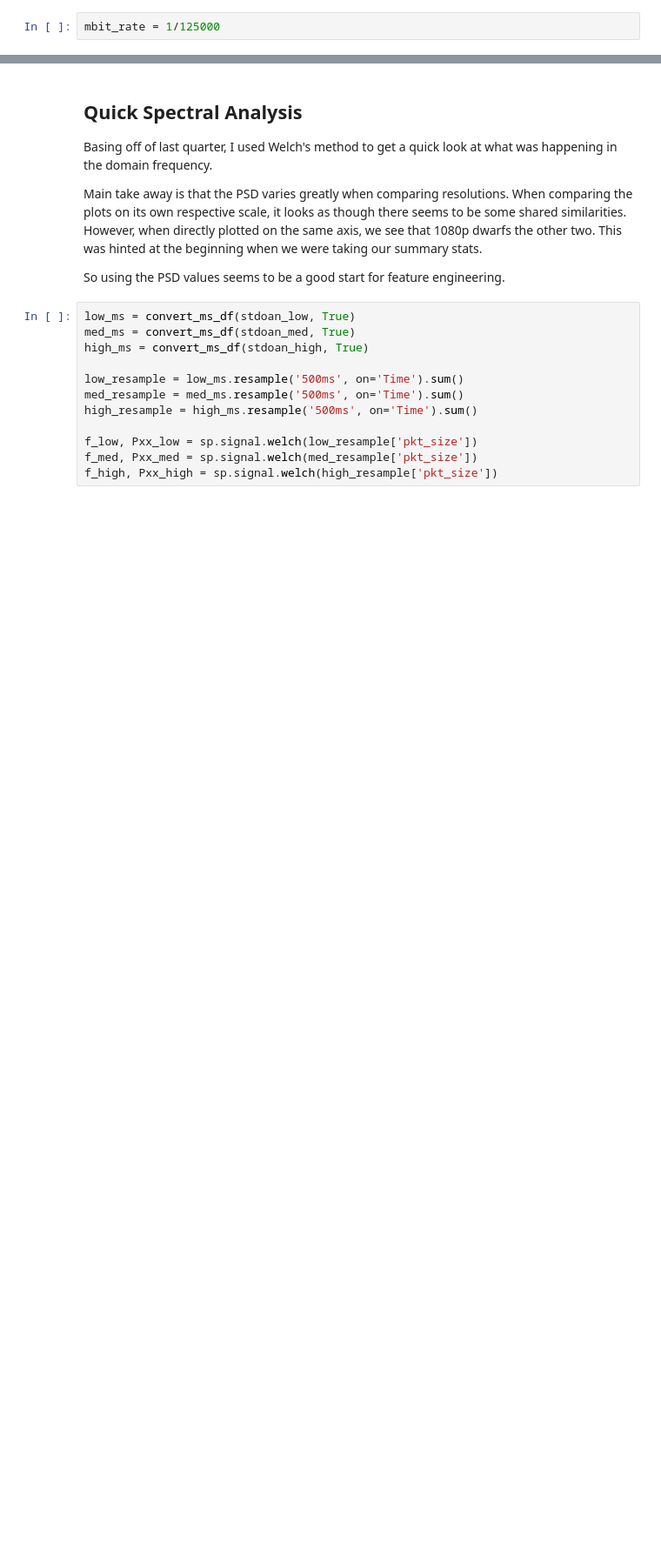
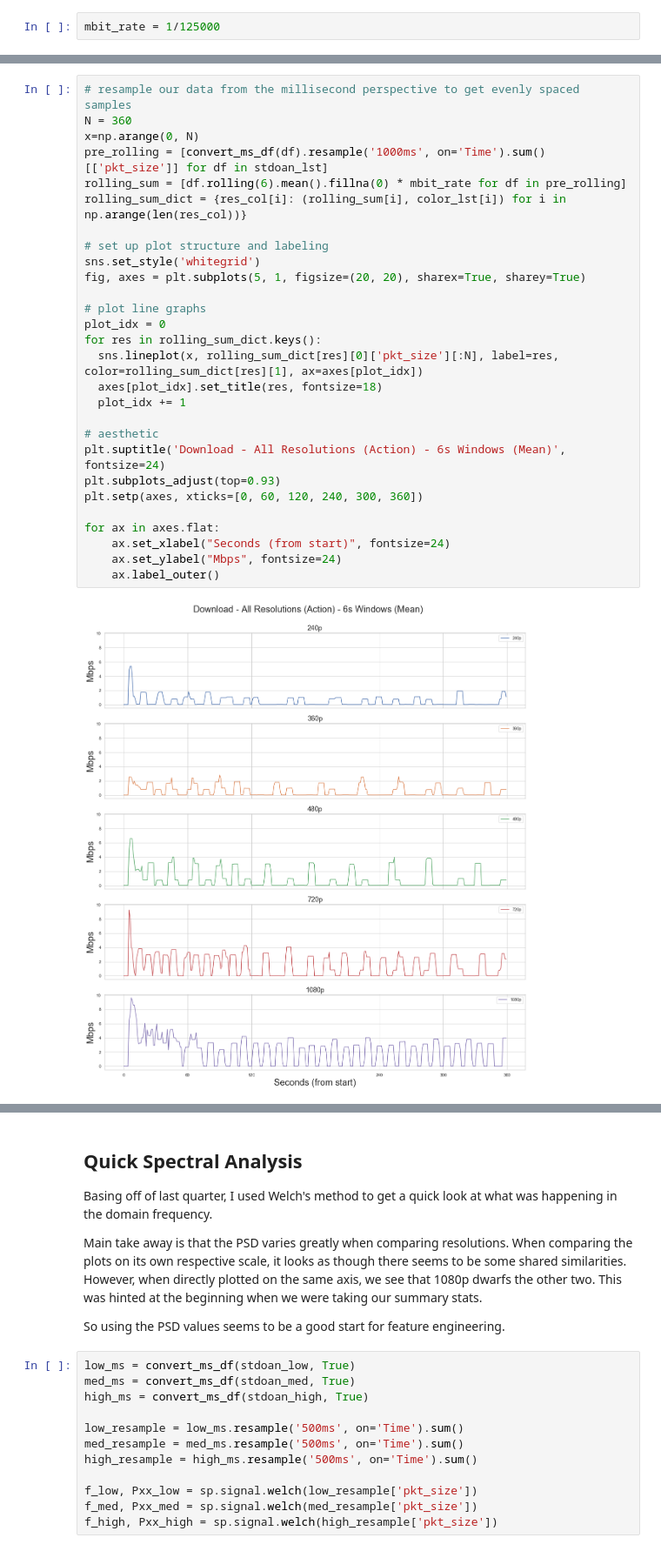
Before and after one commit to stephdoan/ResRecovery, a Jupyter notebook: notebooks/EDA.ipynb, the cells around one changed output, grey strips where cells are left out. Shown at 87% size. Drawn from its saved outputs; the diff is of its cells as text; blank space fills up the shorter version.

```diff
--- a/notebooks/EDA.ipynb
+++ b/notebooks/EDA.ipynb
@@ -110,0 +128,30 @@ plt.xlim(-2, 120)
+# %%
+# resample our data from the millisecond perspective to get evenly spaced samples
+N = 360
+x=np.arange(0, N)
+pre_rolling = [convert_ms_df(df).resample('1000ms', on='Time').sum()[['pkt_size']] for df in stdoan_lst]
+rolling_sum = [df.rolling(6).mean().fillna(0) * mbit_rate for df in pre_rolling]
+rolling_sum_dict = {res_col[i]: (rolling_sum[i], color_lst[i]) for i in np.arange(len(res_col))}
+
+# set up plot structure and labeling
+sns.set_style('whitegrid')
+fig, axes = plt.subplots(5, 1, figsize=(20, 20), sharex=True, sharey=True)
+
+# plot line graphs
+plot_idx = 0
+for res in rolling_sum_dict.keys():
+  sns.lineplot(x, rolling_sum_dict[res][0]['pkt_size'][:N], label=res, color=rolling_sum_dict[res][1], ax=axes[plot_idx])
+  axes[plot_idx].set_title(res, fontsize=18)
+  plot_idx += 1
+
+# aesthetic
+plt.suptitle('Download - All Resolutions (Action) - 6s Windows (Mean)', fontsize=24)
+plt.subplots_adjust(top=0.93)
+plt.setp(axes, xticks=[0, 60, 120, 240, 300, 360])
+
+for ax in axes.flat:
+    ax.set_xlabel("Seconds (from start)", fontsize=24)
+    ax.set_ylabel("Mbps", fontsize=24)
+    ax.label_outer()
+# %% [output]
+[figure, added]
```
Also changed, not shown: parts of 52 cells of this notebook, 1 other file.
